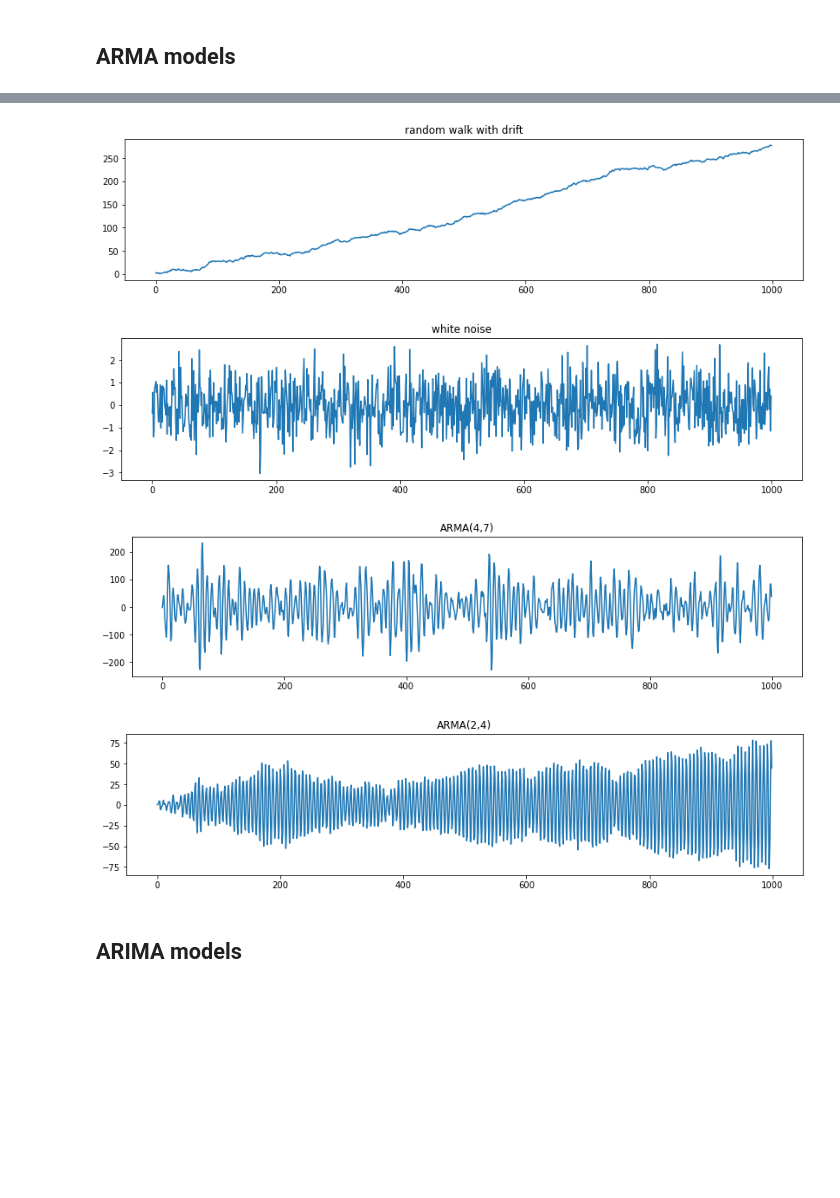
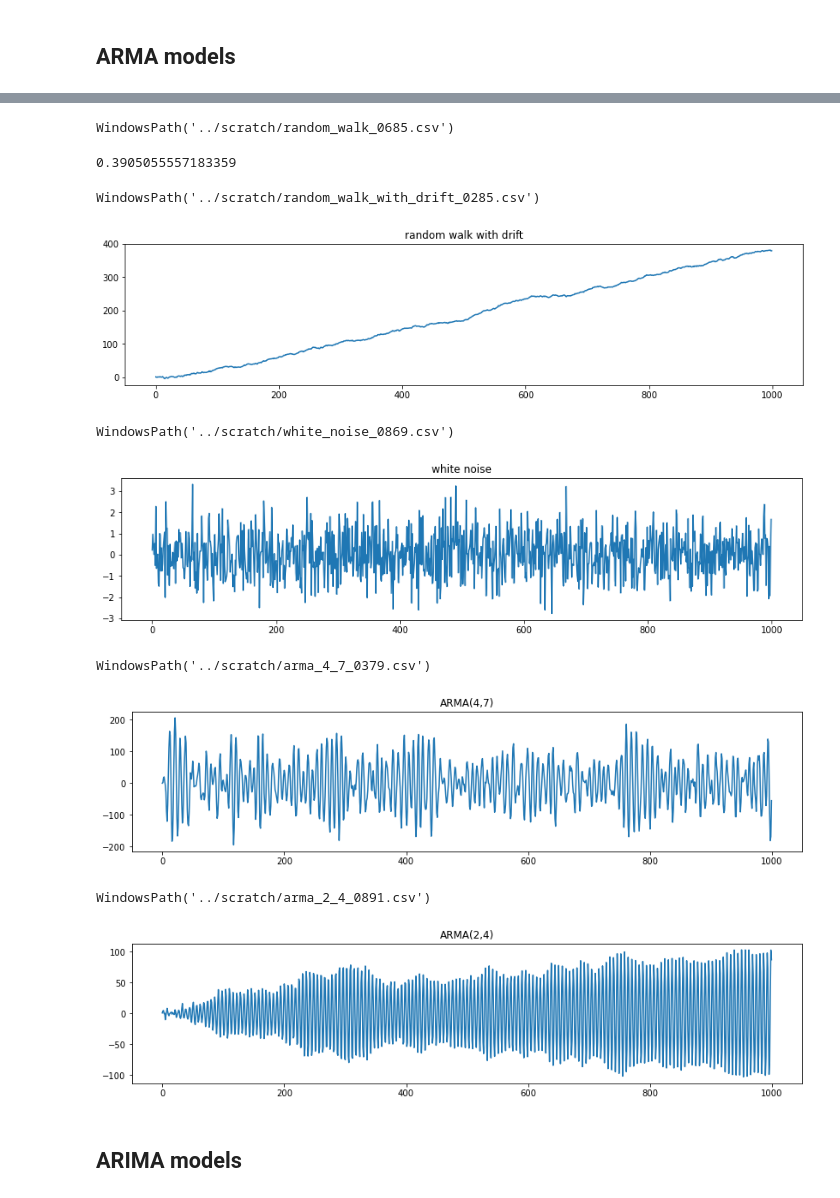
Before and after one commit to nickprock/pynuTS, a Jupyter notebook: demos/experiments for generator.ipynb, the cells around one changed output, grey strips where cells are left out. Drawn from its saved outputs; the diff is of its cells as text; code cells hidden in the pictures; blank space fills up the shorter version.

Commit message:
generator experiments including saving of time series

```diff
--- a/demos/experiments for generator.ipynb
+++ b/demos/experiments for generator.ipynb
@@ -4,6 +4,30 @@
 # automatically reaload libraries (useful when working on libraries while playing with the notebook)
 %load_ext autoreload
 %autoreload 2
+# %%
+import datetime
+from pathlib import Path
+
+def save_new_csv(s,path='.',root_name='test_ts',freq='H',start_time=None,columns=['Timestamp','Value']):
+    csv_path = get_free_random_path(path,root_name,'csv')
+    s_csv = with_ts_index(s,freq,start_time)
+    s_csv.index.name,s_csv.name=columns
+    s_csv.to_csv(csv_path)
+    return(csv_path)
+
+def with_ts_index(s,freq='H',start_time=None):
+    if start_time is None :
+        now = datetime.datetime.now()
+        start_time = datetime.datetime(now.year-1,now.month,1)
+    index = pd.date_range(start=start_time,freq=freq,periods=len(s))
+    s_ts = s.copy()
+    s_ts.index = index
+    return s_ts
+
+def get_free_random_path(path,root_name,extension):
+    while (free_path := Path(path)/(f'{root_name}_{random.randint(0,1000):04d}.{extension}')).exists():
+        pass
+    return free_path
 # %% [markdown]
 ## ARMA models
 # %%
@@ -99,27 +123,43 @@ s1.plot(title='random walk',figsize=(14,3));
+# %%
+save_new_csv(s1,path='../scratch/',root_name='random_walk')
+# %% [output]
+WindowsPath('../scratch/random_walk_0685.csv')
 # %%
-model = ARMA(c=0.3,pcoeff=[1],qcoeff=[])
+c = random.random() - 0.5
+print(c)
+model = ARMA(c=c,pcoeff=[1],qcoeff=[])
 s1 = pd.Series(model.generate(1000))
 s1.plot(title='random walk with drift',figsize=(14,3));
+
+save_new_csv(s1,path='../scratch/',root_name='random_walk_with_drift')
 # %% [output]
+0.3905055557183359
+WindowsPath('../scratch/random_walk_with_drift_0285.csv')
-[figure, old version]
+[figure, new version]
 # %%
 model = ARMA(c=0,pcoeff=[],qcoeff=[])
 s1 = pd.Series(model.generate(1000))
 s1.plot(title='white noise',figsize=(14,3));
+save_new_csv(s1,path='../scratch/',root_name='white_noise')
 # %% [output]
+WindowsPath('../scratch/white_noise_0869.csv')
-[figure, old version]
+[figure, new version]
 # %%
 model = ARMA(c=0,pcoeff=[1,-1,0.5,-0.5],qcoeff=[-11,-10,-5,0,5,10,11])
 s1 = pd.Series(model.generate(1000))
 s1.plot(title=f'ARMA({len(model.pcoeff)},{len(model.qcoeff)})',figsize=(14,3));
+save_new_csv(s1,path='../scratch/',root_name='arma_4_7')
 # %% [output]
+WindowsPath('../scratch/arma_4_7_0379.csv')
-[figure, old version]
+[figure, new version]
 # %%
 model = ARMA(c=0,pcoeff=[1,-1],qcoeff=[2,-2,1,-1])
 s1 = pd.Series(model.generate(1000))
 s1.plot(title=f'ARMA({len(model.pcoeff)},{len(model.qcoeff)})',figsize=(14,3));
+save_new_csv(s1,path='../scratch/',root_name='arma_2_4')
 # %% [output]
+WindowsPath('../scratch/arma_2_4_0891.csv')
-[figure, old version]
+[figure, new version]
 # %% [markdown]
 ## ARIMA models
 # %% [markdown]
```
Also changed, not shown: parts of 7 cells of this notebook, 3 other files.
